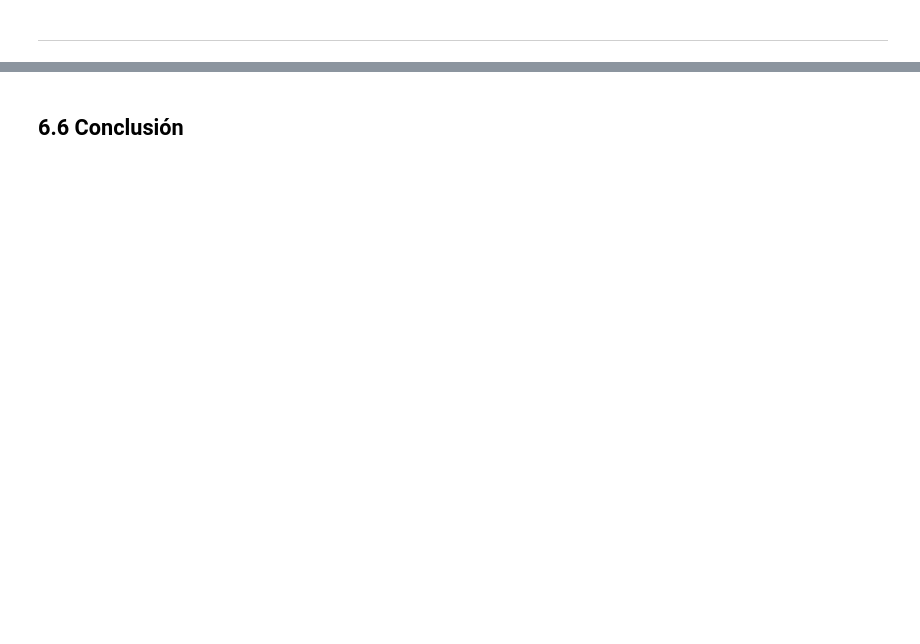
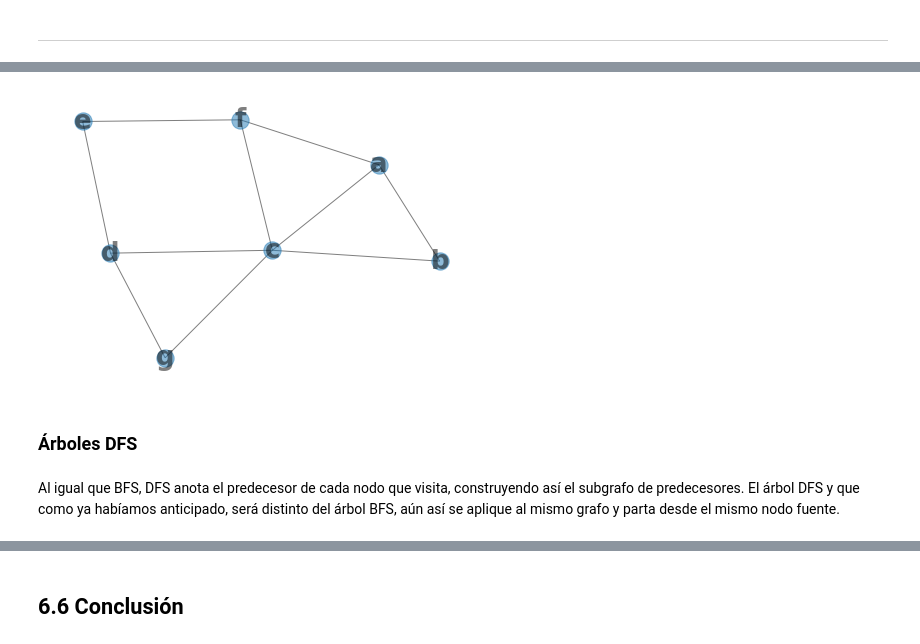
Before and after one commit to pgbarletta/Algoritmos, a Jupyter notebook: teoricas/6-grafos/teorica_grafos.ipynb, the cells around one changed output, grey strips where cells are left out. Drawn from its saved outputs; the diff is of its cells as text; code cells hidden in the pictures; blank space fills up the shorter version.

Commit message:
Listo con Unidad 6: Intro a grafos

```diff
--- a/teoricas/6-grafos/teorica_grafos.ipynb
+++ b/teoricas/6-grafos/teorica_grafos.ipynb
@@ -370,0 +480,8 @@ Un digrafo se dice fuertemente conexo si para todo par de nodos $u$, $v$ existe
+# %%
+G = nx.Graph()
+G.add_nodes_from(["a", "b","c", "d", "e", "f", "g"])
+G.add_edges_from([("a", "b"), ("a", "c"), ("a", "f"), ("c", "d"),
+("d", "e"), ("c", "b"), ("f", "e"), ("c", "f"), ("c", "g"), ("d", "g") ])
+nx.draw(G, with_labels = True, alpha = .5, font_size = 26, font_weight = 'bold')
+# %% [output]
+[figure, added]
@@ -370,0 +512,4 @@ Un digrafo se dice fuertemente conexo si para todo par de nodos $u$, $v$ existe
+# %% [markdown]
+### Árboles DFS
+# %% [markdown]
+Al igual que BFS, DFS anota el predecesor de cada nodo que visita, construyendo así el subgrafo de predecesores. El árbol DFS y que como ya habíamos anticipado, será distinto del árbol BFS, aún así se aplique al mismo grafo y parta desde el mismo nodo fuente.
```
Also changed, not shown: parts of 41 cells of this notebook.
